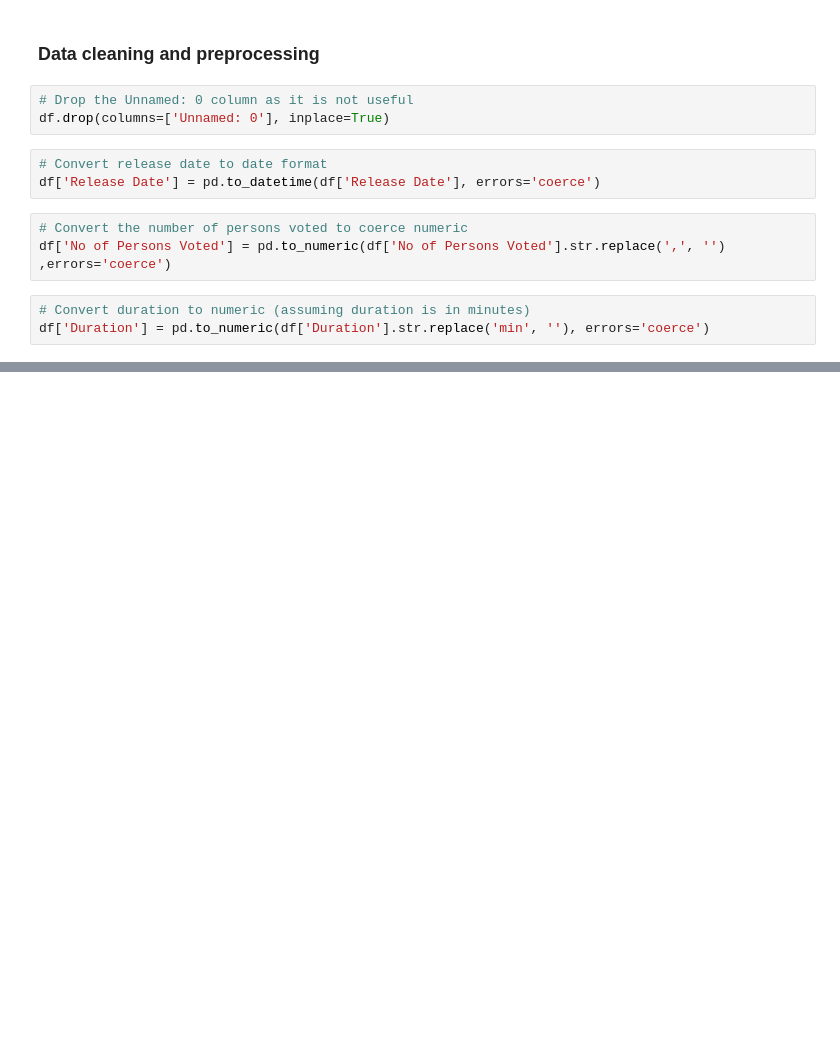
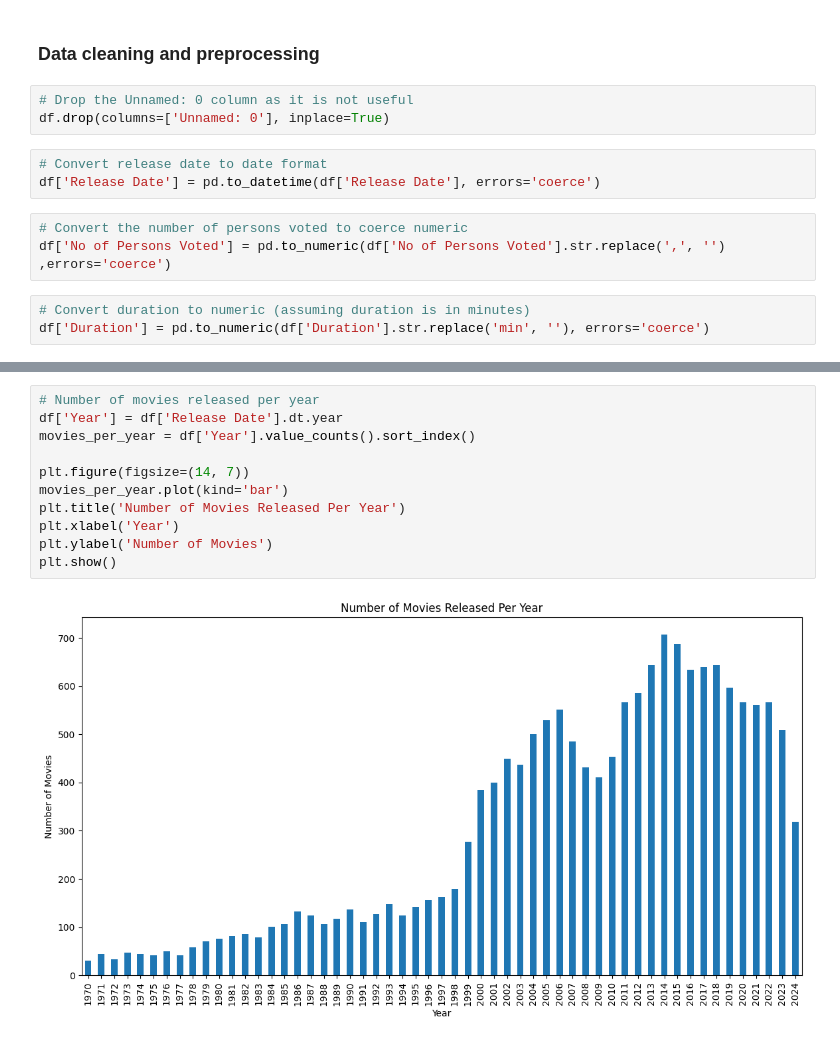
Before and after one commit to pain459/LP, a Jupyter notebook: projects/data_analysis_projects/16000_movie_data/workbook.ipynb, the cells around one changed output, grey strips where cells are left out. Cells and saved outputs as stored; diff of their text form; blank space fills up the shorter version.

```diff
--- a/projects/data_analysis_projects/16000_movie_data/workbook.ipynb
+++ b/projects/data_analysis_projects/16000_movie_data/workbook.ipynb
@@ -40,0 +65,13 @@ df.head(3)
+# %%
+# Number of movies released per year
+df['Year'] = df['Release Date'].dt.year
+movies_per_year = df['Year'].value_counts().sort_index()
+
+plt.figure(figsize=(14, 7))
+movies_per_year.plot(kind='bar')
+plt.title('Number of Movies Released Per Year')
+plt.xlabel('Year')
+plt.ylabel('Number of Movies')
+plt.show()
+# %% [output]
+[figure, added]
```
Also changed, not shown: parts of 5 cells of this notebook.
